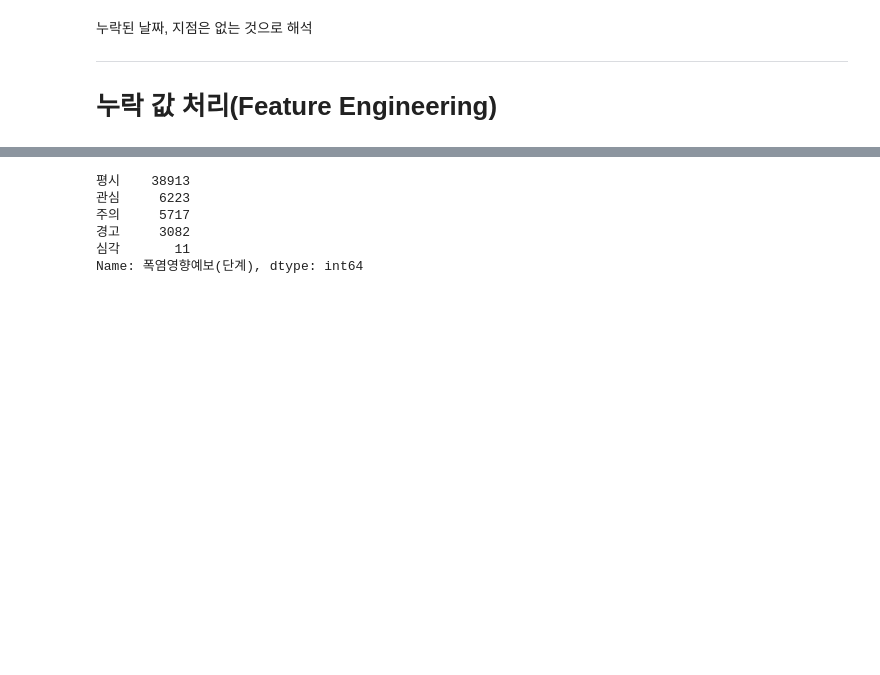
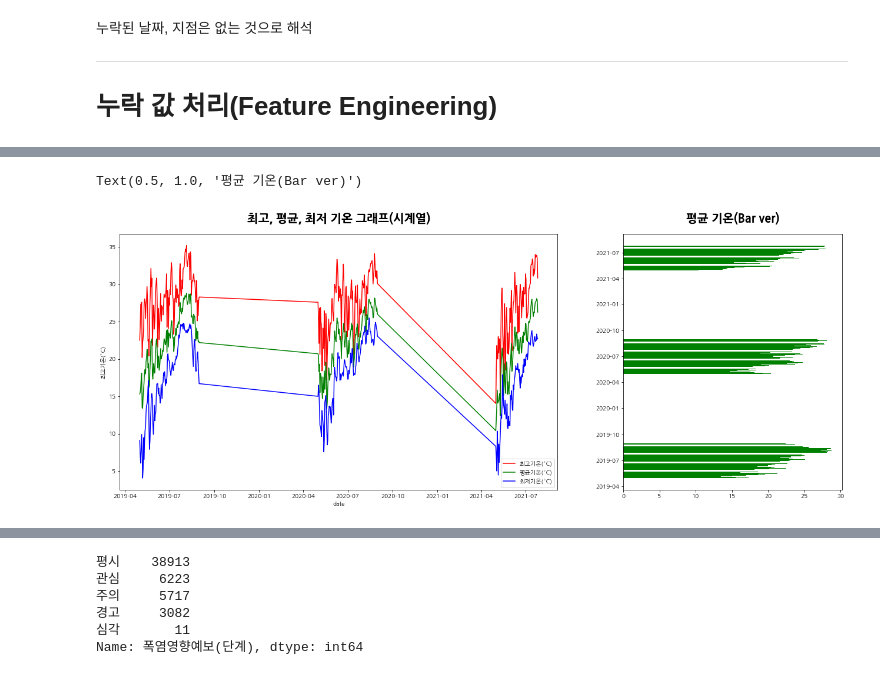
Before and after one commit to O-Kpy/Project, a Jupyter notebook: 기상데이터(폭염)_데이터분석(project2).ipynb, the cells around one changed output, grey strips where cells are left out. Drawn from its saved outputs; the diff is of its cells as text; code cells hidden in the pictures; blank space fills up the shorter version.

```diff
--- a/기상데이터(폭염)_데이터분석(project2).ipynb
+++ b/기상데이터(폭염)_데이터분석(project2).ipynb
@@ -148,0 +137,13 @@ plt.xticks(rotation=90)
+# %%
+for i,j,k in zip(data['지점'], data['month'], data['day']):
+  data.loc[(data['지점']==i) & (data['평균상대습도(%)'].isnull()) & (data['month']==j) & (data['day']==k), '평균상대습도(%)'] = data.loc[(data['month']==j) & (data['day']==k) & (data['지점']==i)]['평균상대습도(%)'].mean()
+  data.loc[(data['지점']==i) & (data['최저기온(°C)'].isnull()) & (data['month']==j) & (data['day']==k), '최저기온(°C)'] = data.loc[(data['month']==j) & (data['day']==k) & (data['지점']==i)]['최저기온(°C)'].mean()
+  data.loc[(data['지점']==i) & (data['최고기온(°C)'].isnull()) & (data['month']==j) & (data['day']==k), '최고기온(°C)'] = data.loc[(data['month']==j) & (data['day']==k) & (data['지점']==i)]['최고기온(°C)'].mean()
+  data.loc[(data['지점']==i) & (data['평균기온(°C)'].isnull()) & (data['month']==j) & (data['day']==k), '평균기온(°C)'] = data.loc[(data['month']==j) & (data['day']==k) & (data['지점']==i)]['평균기온(°C)'].mean()
+
+  data.loc[(data['지점']==i) & (data['평균상대습도(%)'].isnull()) & (data['month']==j) & (data['day']==k), '평균상대습도(%)'] = data.loc[(data['month']==j) & (data['day']==k)]['평균상대습도(%)'].median()
+
+
+# 시간이 너무 오래걸리니까 day는 사용하지 않고 month의 median값으로 치환 해야 하는 것인가?
+# %%
+data['최고체감온도(°C)'] = data['최고체감온도(°C)'].fillna(data['최고기온(°C)'])
@@ -148,0 +172,12 @@ plt.xticks(rotation=90)
+# %%
+fig, ax = plt.subplots(1,2, figsize=(22,8), gridspec_kw={'width_ratios':[2, 1]})
+sns.lineplot(x=data.groupby(['date'])['최고기온(°C)'].median().index, y=data.groupby(['date'])['최고기온(°C)'].median(), color='red', label='최고기온(°C)', ax=ax[0])
+sns.lineplot(x=data.groupby(['date'])['평균기온(°C)'].median().index, y=data.groupby(['date'])['평균기온(°C)'].median(), color='green', label='평균기온(°C)', ax=ax[0])
+sns.lineplot(x=data.groupby(['date'])['최저기온(°C)'].median().index, y=data.groupby(['date'])['최저기온(°C)'].median(), color='blue', label='최저기온(°C)', ax=ax[0])
+ax[0].set_title('최고, 평균, 최저 기온 그래프(시계열)', fontsize=20, fontweight='bold', pad=20)
+
+plt.barh(data.groupby(['date'])['평균기온(°C)'].median().index, data.groupby(['date'])['평균기온(°C)'].median(), color='green')
+plt.title('평균 기온(Bar ver)', fontsize=20, fontweight='bold', pad=20)
+# %% [output]
+Text(0.5, 1.0, '평균 기온(Bar ver)')
+[figure, added]
```
Also changed, not shown: parts of 16 cells of this notebook.
